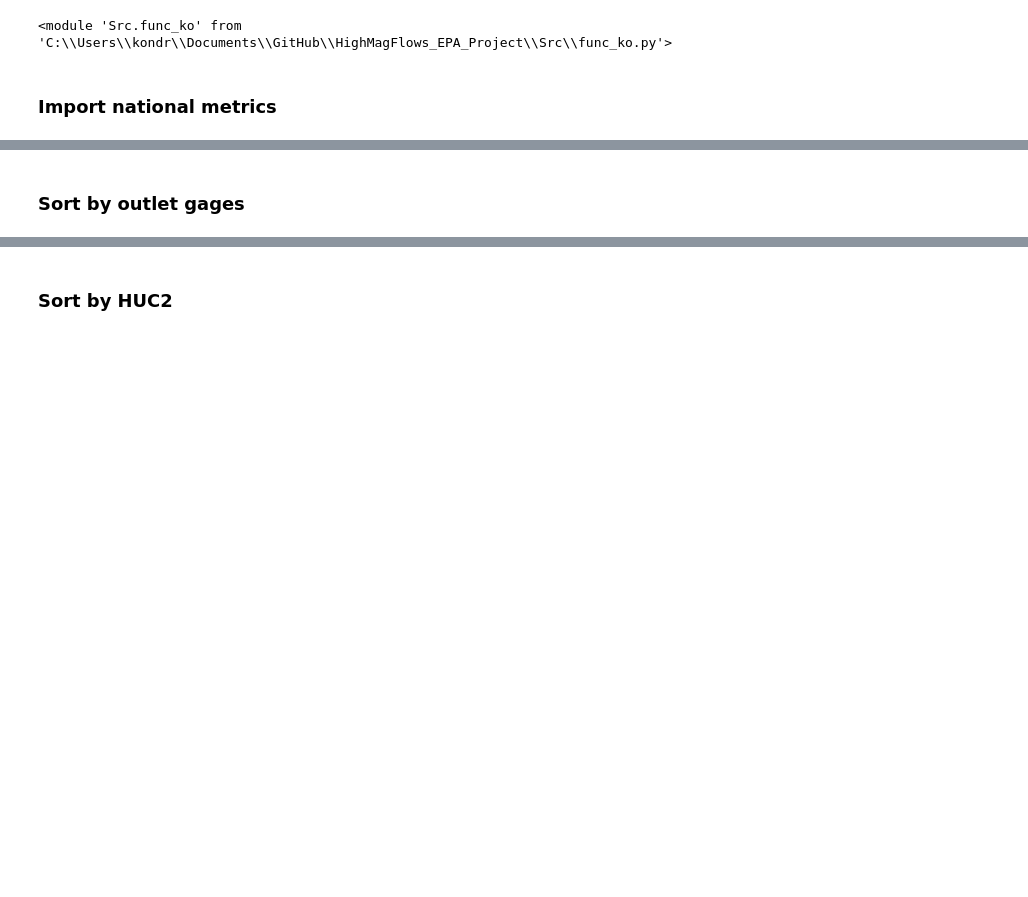
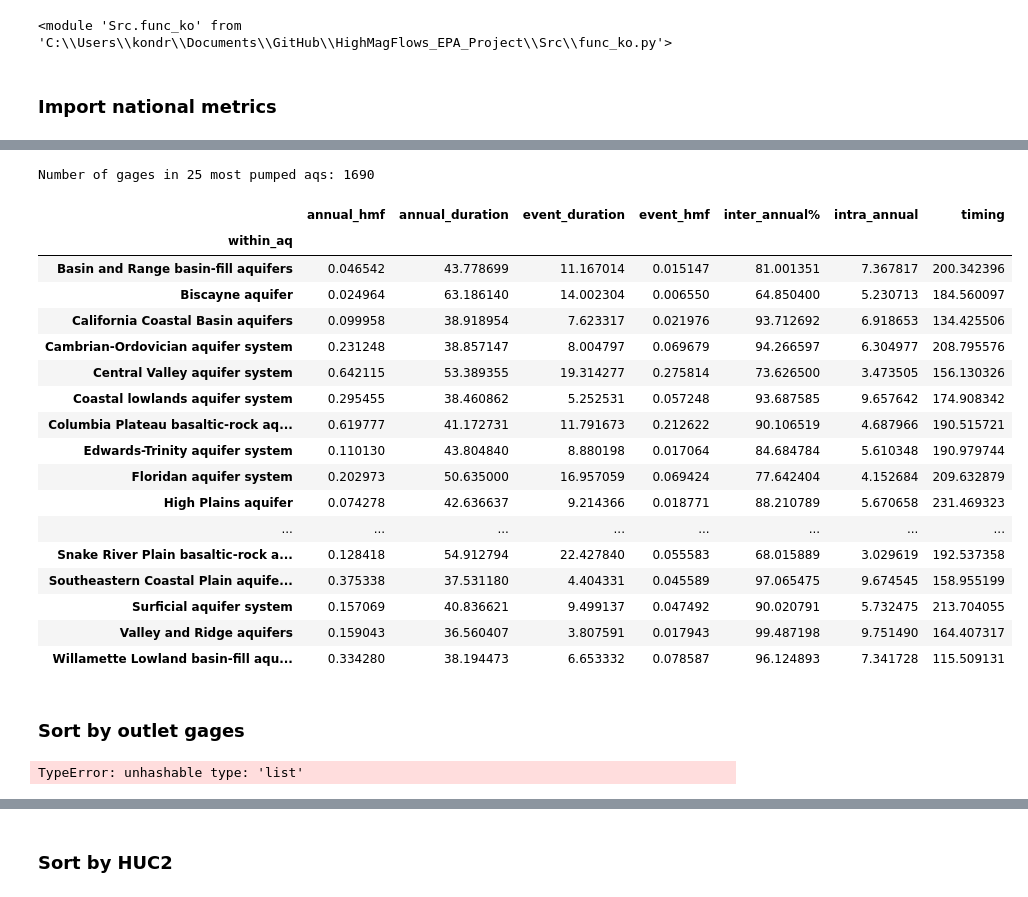
Before and after one commit to kondris/HighMagFlows_EPA_Project, a Jupyter notebook: figures.ipynb, the cells around one changed output, grey strips where cells are left out. Saved outputs shown, nothing was run; the diff lists cells and outputs as text; code cells hidden in the pictures; blank space fills up the shorter version.

```diff
--- a/figures.ipynb
+++ b/figures.ipynb
@@ -61,3 +87,54 @@ for date_range in date_ranges:
+# %%
+aq_list_25 = ['Southeastern Coastal Plain aquifer system',
+       'Coastal lowlands aquifer system', 'Floridan aquifer system',
+       'Valley and Ridge aquifers',
+       'Piedmont and Blue Ridge crystalline-rock aquifers',
+       'Mississippi embayment aquifer system',
+       'Basin and Range basin-fill aquifers',
+       'Mississippi River Valley alluvial aquifer',
+       'Pacific Northwest basin-fill aquifers',
+       'California Coastal Basin aquifers',
+       'Central Valley aquifer system',
+       'Pacific Northwest basaltic-rock aquifers',
+       'Northern Atlantic Coastal Plain aquifer system',
+       'Surficial aquifer system', 'Biscayne aquifer',
+       'Northern Rocky Mountains Intermontane Basins aquifer system',
+       'Snake River Plain basaltic-rock aquifers',
+       'Columbia Plateau basaltic-rock aquifers',
+       'Cambrian-Ordovician aquifer system', 'Silurian-Devonian aquifers',
+       'Lower Cretaceous aquifers', 'High Plains aquifer',
+       'Rio Grande aquifer system', 'Edwards-Trinity aquifer system',
+       'Willamette Lowland basin-fill aquifers']
+
+date_range = '30'
+percentile = '90'
+col_list = ['annual_hmf', 'annual_duration', 'event_duration',
+               'event_hmf', 'inter_annual%', 'intra_annual', 'timing', 'within_aq']
+print('Number of gages in 25 most pumped aqs:', len(dfs_valid[f'{date_range}_{percentile}'].loc[dfs_valid[f'{date_range}_{percentile}']['within_aq'].isin(aq_list_25)]))
+dfs_valid[f'{date_range}_{percentile}'][col_list].groupby('within_aq').mean()
+#aq = 'Biscayne aquifer'
+#aq = 'Central Valley aquifer system'
+#dfs_valid[f'{date_range}_{percentile}'].loc[dfs_valid[f'{date_range}_{percentile}']['within_aq'] == aq]
+# %% [output]
+Number of gages in 25 most pumped aqs: 1690
+|  | annual_hmf | annual_duration | event_duration | event_hmf | inter_annual% | intra_annual | timing |
+| within_aq |  |  |  |  |  |  |  |
+| Basin and Range basin-fill aquifers | 0.046542 | 43.778699 | 11.167014 | 0.015147 | 81.001351 | 7.367817 | 200.342396 |
+| Biscayne aquifer | 0.024964 | 63.186140 | 14.002304 | 0.006550 | 64.850400 | 5.230713 | 184.560097 |
+| California Coastal Basin aquifers | 0.099958 | 38.918954 | 7.623317 | 0.021976 | 93.712692 | 6.918653 | 134.425506 |
+| Cambrian-Ordovician aquifer system | 0.231248 | 38.857147 | 8.004797 | 0.069679 | 94.266597 | 6.304977 | 208.795576 |
+| Central Valley aquifer system | 0.642115 | 53.389355 | 19.314277 | 0.275814 | 73.626500 | 3.473505 | 156.130326 |
+| Coastal lowlands aquifer system | 0.295455 | 38.460862 | 5.252531 | 0.057248 | 93.687585 | 9.657642 | 174.908342 |
+| Columbia Plateau basaltic-rock aq... | 0.619777 | 41.172731 | 11.791673 | 0.212622 | 90.106519 | 4.687966 | 190.515721 |
+| Edwards-Trinity aquifer system | 0.110130 | 43.804840 | 8.880198 | 0.017064 | 84.684784 | 5.610348 | 190.979744 |
+| Floridan aquifer system | 0.202973 | 50.635000 | 16.957059 | 0.069424 | 77.642404 | 4.152684 | 209.632879 |
+| High Plains aquifer | 0.074278 | 42.636637 | 9.214366 | 0.018771 | 88.210789 | 5.670658 | 231.469323 |
+| ... | ... | ... | ... | ... | ... | ... | ... |
+| Snake River Plain basaltic-rock a... | 0.128418 | 54.912794 | 22.427840 | 0.055583 | 68.015889 | 3.029619 | 192.537358 |
+| Southeastern Coastal Plain aquife... | 0.375338 | 37.531180 | 4.404331 | 0.045589 | 97.065475 | 9.674545 | 158.955199 |
+| Surficial aquifer system | 0.157069 | 40.836621 | 9.499137 | 0.047492 | 90.020791 | 5.732475 | 213.704055 |
+| Valley and Ridge aquifers | 0.159043 | 36.560407 | 3.807591 | 0.017943 | 99.487198 | 9.751490 | 164.407317 |
+| Willamette Lowland basin-fill aqu... | 0.334280 | 38.194473 | 6.653332 | 0.078587 | 96.124893 | 7.341728 | 115.509131 |
 # %%
 # Outlet gages by aquifer
 br_outlet_gages = ['09520500', '09429600', '09521100', '09519800', '09468500', '09423000', '10327500', '10351650', '10351650', '10311400']
@@ -99,6 +176,14 @@ for date_range in date_ranges:
             #print(df_outlet_gages_aq)
 
         df_outlet_gages[f'{date_range}_{percentile}'] = df_outlet_gages_aq
+# %%
+date_range = '30'
+percentile = '90'
+col_list = ['annual_hmf', 'annual_duration', 'event_duration',
+               'event_hmf', 'inter_annual%', 'intra_annual', 'timing', 'within_aq']
+df_outlet_gages[f'{date_range}_{percentile}'][col_list].groupby('within_aq').sum()
+# %% [output]
+TypeError: unhashable type: 'list'
 # %%
 aq_names_10 = {'hp': 'High Plains aquifer',
                 'mr': 'Mississippi River Valley alluvial aquifer',
```
Also changed, not shown: parts of 6 cells of this notebook, 34 other files.
